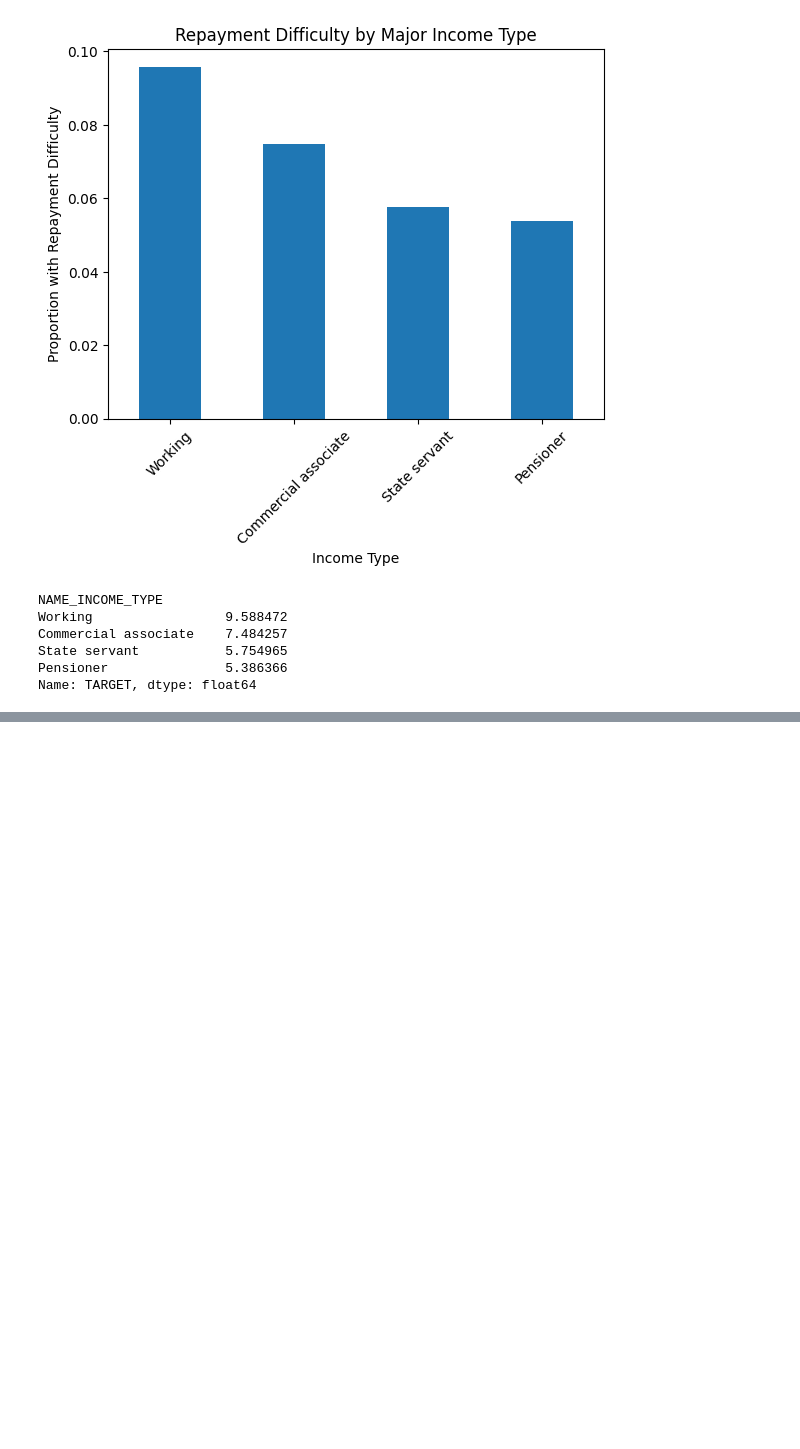
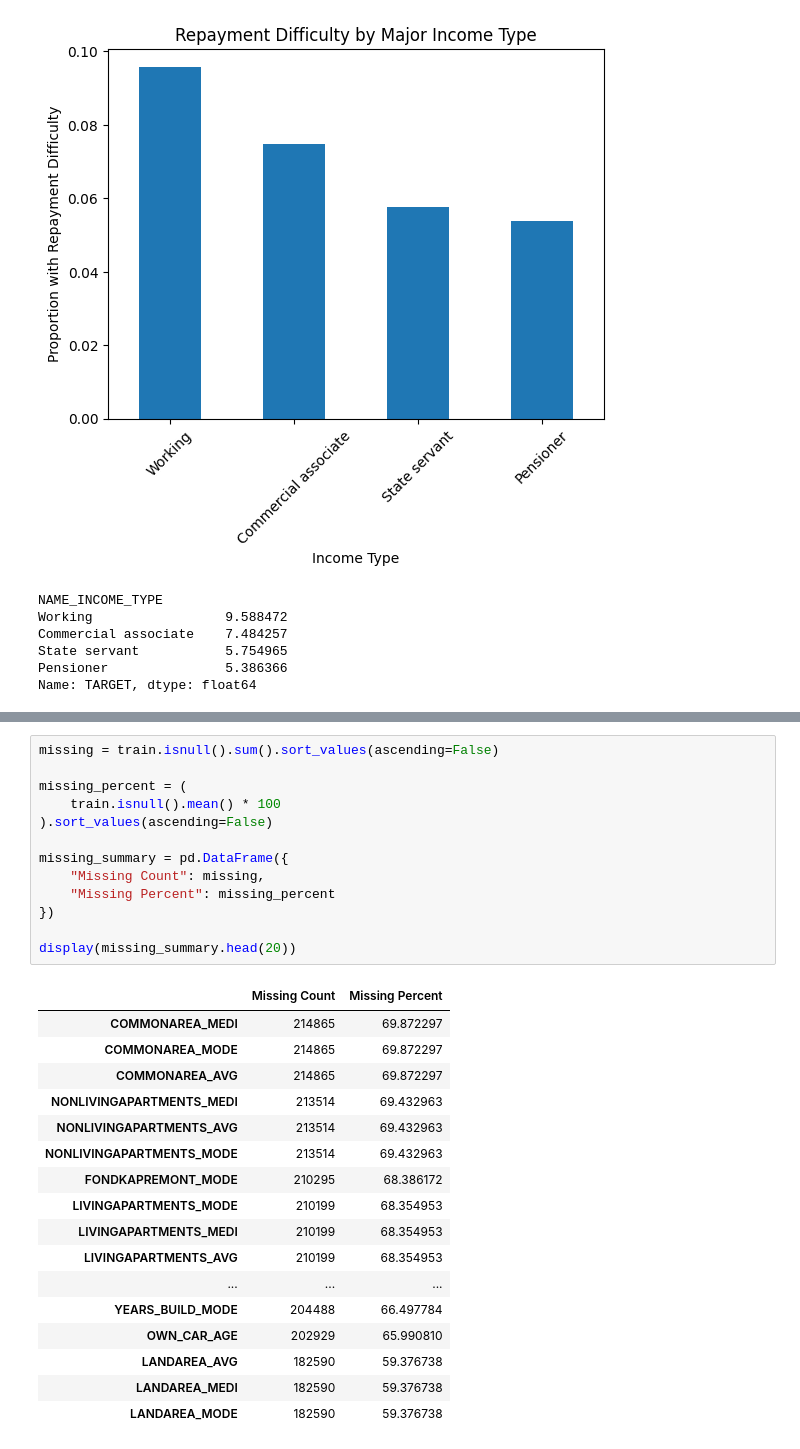
Before and after one commit to chloe-j-brady/home-credit-default-risk, a Jupyter notebook: notebooks/01_exploration.ipynb, the cells around one changed output, grey strips where cells are left out. Drawn from its saved outputs; the diff is of its cells as text; blank space fills up the shorter version.

Commit message:
Complete initial data exploration

```diff
--- a/notebooks/01_exploration.ipynb
+++ b/notebooks/01_exploration.ipynb
@@ -329,0 +577,31 @@ Name: TARGET, dtype: float64
+# %%
+missing = train.isnull().sum().sort_values(ascending=False)
+
+missing_percent = (
+    train.isnull().mean() * 100
+).sort_values(ascending=False)
+
+missing_summary = pd.DataFrame({
+    "Missing Count": missing,
+    "Missing Percent": missing_percent
+})
+
+display(missing_summary.head(20))
+# %% [output]
+|  | Missing Count | Missing Percent |
+| COMMONAREA_MEDI | 214865 | 69.872297 |
+| COMMONAREA_MODE | 214865 | 69.872297 |
+| COMMONAREA_AVG | 214865 | 69.872297 |
+| NONLIVINGAPARTMENTS_MEDI | 213514 | 69.432963 |
+| NONLIVINGAPARTMENTS_AVG | 213514 | 69.432963 |
+| NONLIVINGAPARTMENTS_MODE | 213514 | 69.432963 |
+| FONDKAPREMONT_MODE | 210295 | 68.386172 |
+| LIVINGAPARTMENTS_MODE | 210199 | 68.354953 |
+| LIVINGAPARTMENTS_MEDI | 210199 | 68.354953 |
+| LIVINGAPARTMENTS_AVG | 210199 | 68.354953 |
+| ... | ... | ... |
+| YEARS_BUILD_MODE | 204488 | 66.497784 |
+| OWN_CAR_AGE | 202929 | 65.990810 |
+| LANDAREA_AVG | 182590 | 59.376738 |
+| LANDAREA_MEDI | 182590 | 59.376738 |
+| LANDAREA_MODE | 182590 | 59.376738 |
```
Also changed, not shown: parts of 19 cells of this notebook.
